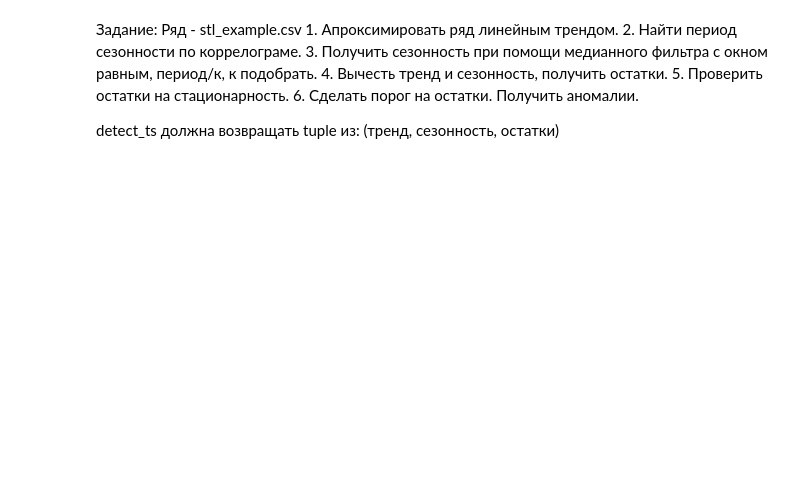
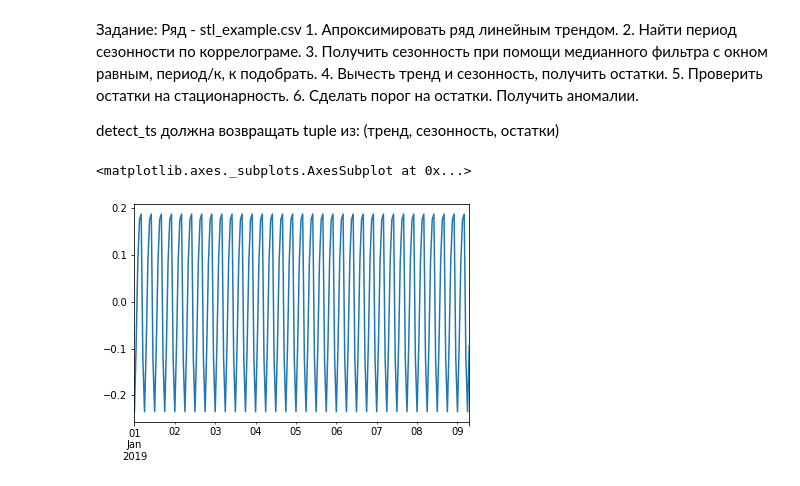
Before and after one commit to technogleb/ts_course_summer, a Jupyter notebook: week_1/stl.ipynb, the cells around one changed output. Saved outputs shown, nothing was run; the diff lists cells and outputs as text; code cells hidden in the pictures; blank space fills up the shorter version.

```diff
--- a/week_1/stl.ipynb
+++ b/week_1/stl.ipynb
@@ -90,0 +109,7 @@ def detect_ts(ts):
+# %%
+decomp = seasonal_decompose(ts, period=6)
+# %%
+decomp.seasonal.plot()
+# %% [output]
+<matplotlib.axes._subplots.AxesSubplot at 0x...>
+[figure, added]
```
Also changed, not shown: parts of 12 cells of this notebook, 1 other file.
